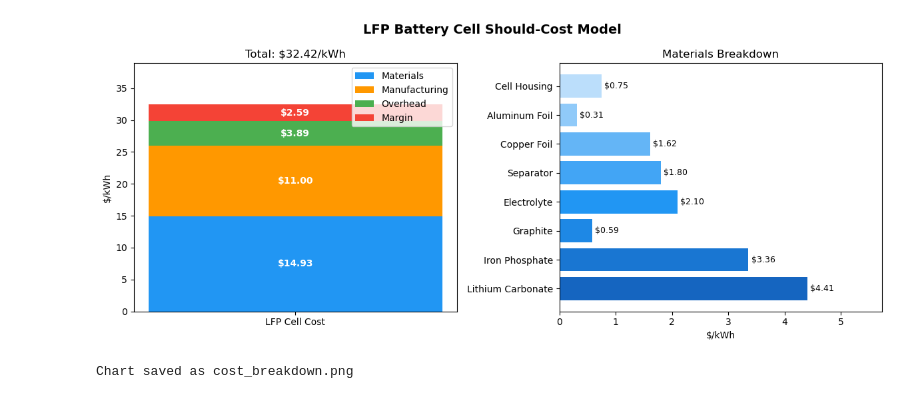
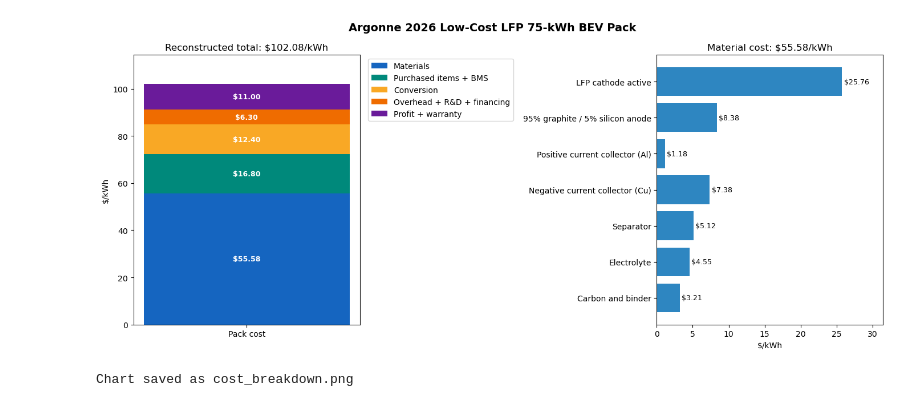
Before and after one commit to darebearli/battery-cost-model, a Jupyter notebook: model.ipynb, the cells around one changed output. Saved outputs shown, nothing was run; the diff lists cells and outputs as text; code cells hidden in the pictures.

Commit message:
updated figures

```diff
--- a/model.ipynb
+++ b/model.ipynb
@@ -132,46 +144,48 @@ LFP cell should-cost: $32.42/kWh
 # %%
-# ── Cell 4: Charts ────────────────────────────────────────────────────────────
+# Cost-breakdown charts
 import matplotlib.pyplot as plt
-import matplotlib.patches as mpatches
 
-# ── Chart 1: Cost stack (stacked bar) ────────────────────────────────────────
-fig, (ax1, ax2) = plt.subplots(1, 2, figsize=(12, 5))
-fig.suptitle("LFP Battery Cell Should-Cost Model", fontsize=14, fontweight="bold")
+material_names = list(material_inputs.keys()) + ["Carbon and binder"]
+material_values = [
+    item["cost_contribution"] for item in material_inputs.values()
+] + [carbon_and_binder_cost]
 
-categories = ["LFP Cell Cost"]
-colors = ["#2196F3", "#FF9800", "#4CAF50", "#F44336"]
-labels  = ["Materials", "Manufacturing", "Overhead", "Margin"]
-values  = [total_materials, total_manufacturing, overhead, margin]
+grouped_costs = {
+    "Materials": total_materials,
+    "Purchased items + BMS": 11.60 + 5.20,
+    "Conversion": 1.70 + 7.00 + 3.70,
+    "Overhead + R&D + financing": 1.90 + 1.20 + 2.40 + 0.80,
+    "Profit + warranty": 5.60 + 5.40,
+}
 
+fig, (ax1, ax2) = plt.subplots(1, 2, figsize=(14, 6))
+fig.suptitle("Argonne 2026 Low-Cost LFP 75-kWh BEV Pack", fontsize=14, fontweight="bold")
+
+colors = ["#1565C0", "#00897B", "#F9A825", "#EF6C00", "#6A1B9A"]
 bottom = 0
-for val, color, label in zip(values, colors, labels):
-    ax1.bar(categories, val, bottom=bottom, color=color, label=label, width=0.4)
-    ax1.text(0, bottom + val/2, f"${val:.2f}", ha="center", va="center",
-             color="white", fontweight="bold", fontsize=10)
-    bottom += val
+for (label, value), color in zip(grouped_costs.items(), colors):
+    ax1.bar(["Pack cost"], value, bottom=bottom, color=color, label=label, width=0.45)
+    ax1.text(0, bottom + value / 2, f"${value:.2f}", ha="center", va="center",
+             color="white", fontweight="bold", fontsize=9)
+    bottom += value
+ax1.set_ylabel("$/kWh")
+ax1.set_title(f"Reconstructed total: ${reconstructed_pack_cost:.2f}/kWh")
+ax1.legend(loc="upper left", bbox_to_anchor=(1.02, 1))
+ax1.set_ylim(0, reconstructed_pack_cost * 1.12)
 
-ax1.set_ylabel("$/kWh")
-ax1.set_title(f"Total: ${total:.2f}/kWh")
-ax1.legend(loc="upper right")
-ax1.set_ylim(0, total * 1.2)
-
-# ── Chart 2: Materials breakdown (horizontal bar) ────────────────────────────
-mat_names = list(material_costs.keys())
-mat_vals  = list(material_costs.values())
-mat_colors = ["#1565C0","#1976D2","#1E88E5","#2196F3","#42A5F5","#64B5F6","#90CAF9","#BBDEFB"]
-
-bars = ax2.barh(mat_names, mat_vals, color=mat_colors)
+bars = ax2.barh(material_names, material_values, color="#2E86C1")
 ax2.set_xlabel("$/kWh")
-ax2.set_title("Materials Breakdown")
-for bar, val in zip(bars, mat_vals):
-    ax2.text(bar.get_width() + 0.05, bar.get_y() + bar.get_height()/2,
-             f"${val:.2f}", va="center", fontsize=9)
-ax2.set_xlim(0, max(mat_vals) * 1.3)
+ax2.set_title(f"Material cost: ${total_materials:.2f}/kWh")
+ax2.invert_yaxis()
+for bar, value in zip(bars, material_values):
+    ax2.text(value + 0.25, bar.get_y() + bar.get_height() / 2,
+             f"${value:.2f}", va="center", fontsize=9)
+ax2.set_xlim(0, max(material_values) * 1.22)
 
 plt.tight_layout()
-plt.savefig("cost_breakdown.png", dpi=150, bbox_inches="tight")
+plt.savefig("cost_breakdown.png", dpi=160, bbox_inches="tight")
 plt.show()
 print("Chart saved as cost_breakdown.png")
 # %% [output]
-[figure, old version]
+[figure, new version]
 Chart saved as cost_breakdown.png
```
Also changed, not shown: parts of 11 cells of this notebook, 3 other files.
